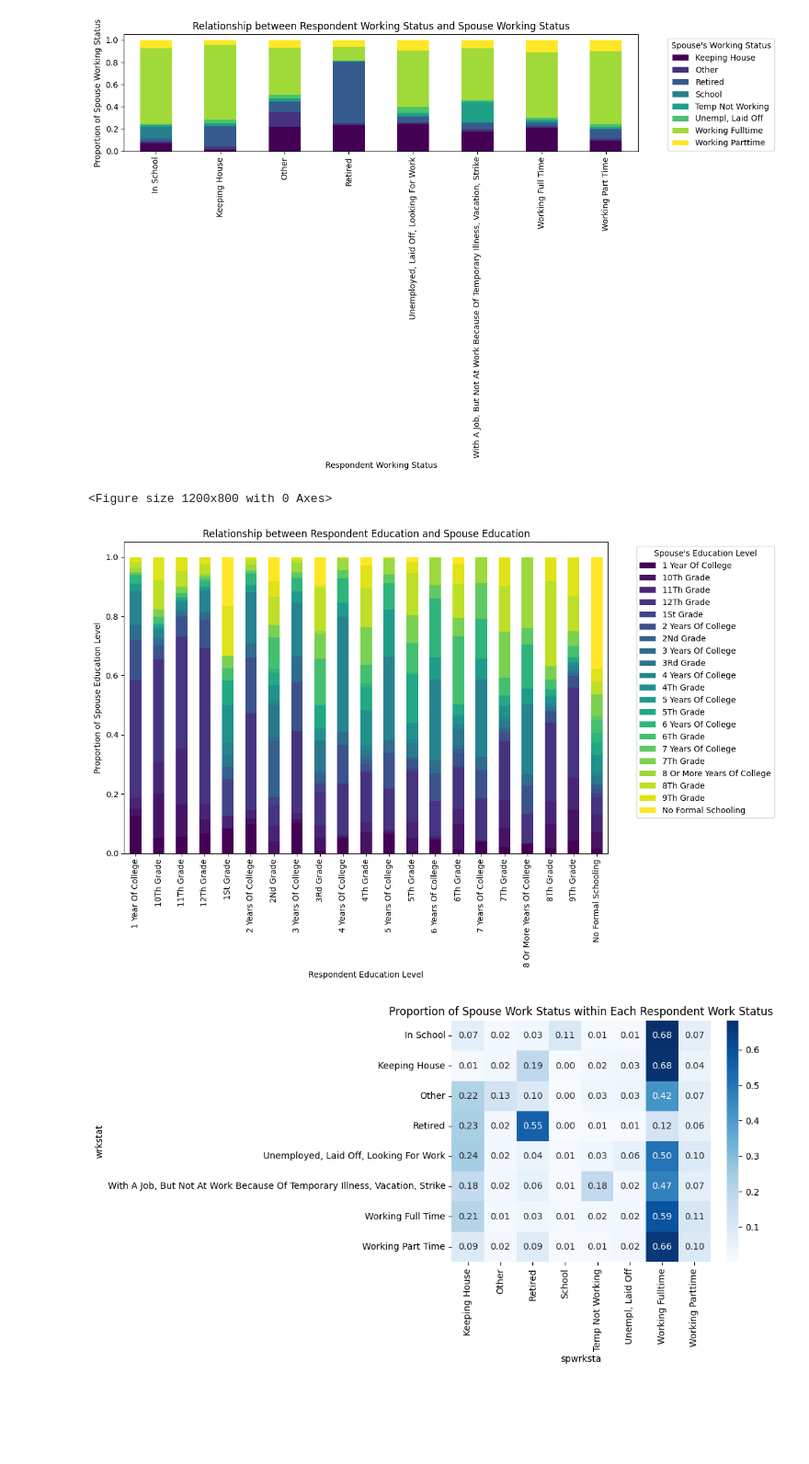
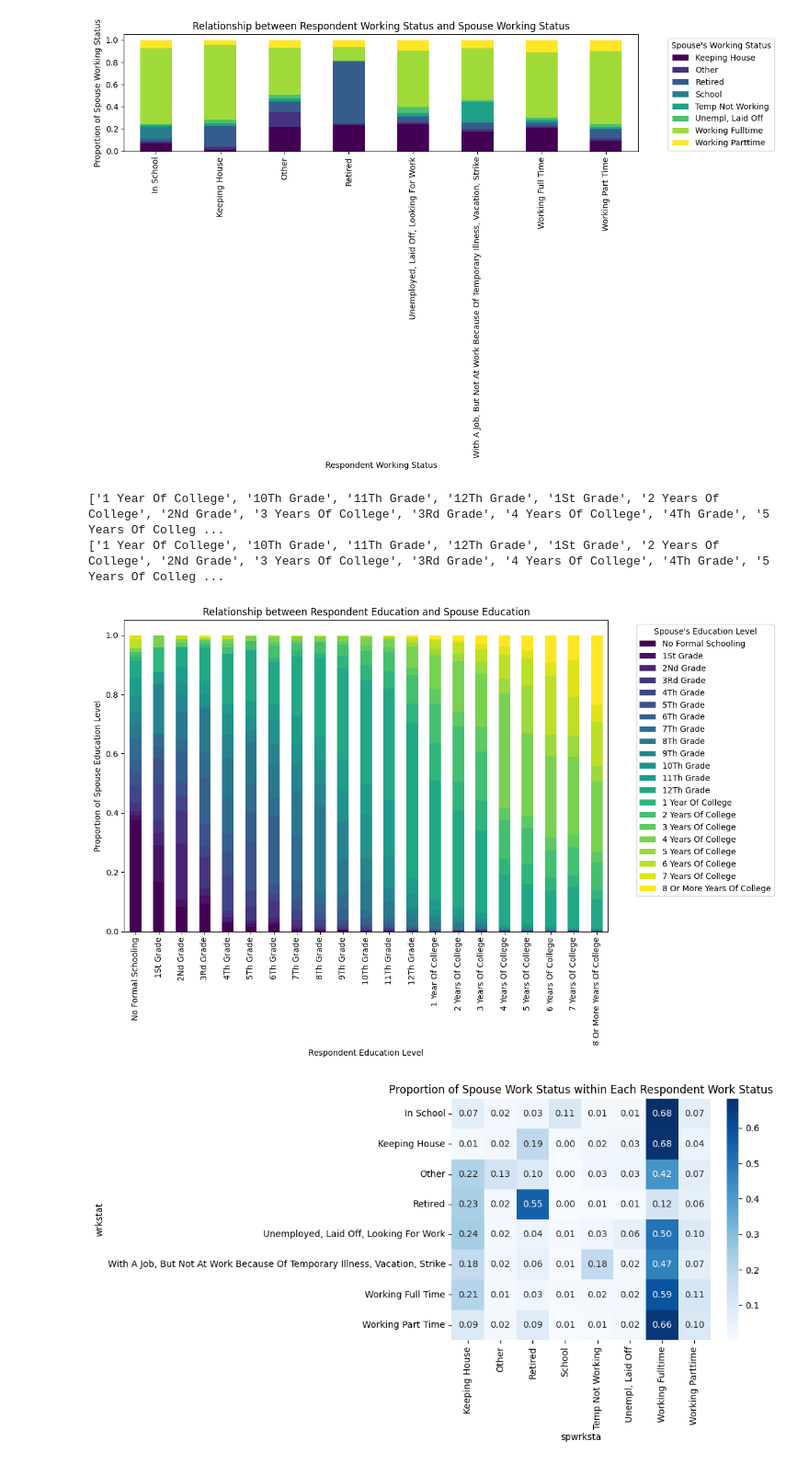
Before and after one commit to meherkalsi13-png/lab_eda, a Jupyter notebook: lab_notebook.ipynb, the cells around one changed output. Shown: that part at 92% size. Drawn from its saved outputs; the diff is of its cells as text; code cells hidden in the pictures; blank space fills up the shorter version.

Commit message:
added analysis + cleaned up graphs

```diff
--- a/lab_notebook.ipynb
+++ b/lab_notebook.ipynb
@@ -324,28 +319,40 @@ plt.show()
 # %% [output]
 <Figure size 1200x800 with 0 Axes>
 [figure]
-# %%
-# Cross-tabulate 'educ' and 'speduc' to get counts of each combination
-educ_speduc_counts = pd.crosstab(gss['educ'], gss['speduc'])
-
-# Normalize the counts to get proportions for stacking
-# We normalize by the sum of each row to see the proportion of speduc within each educ level
-educ_speduc_props = educ_speduc_counts.div(educ_speduc_counts.sum(axis=1), axis=0)
-
-# Plot the stacked bar chart
-plt.figure(figsize=(12, 8))
-educ_speduc_props.plot(kind='bar', stacked=True, figsize=(12, 8), colormap='viridis')
-
-plt.title('Relationship between Respondent Education and Spouse Education')
-plt.xlabel('Respondent Education Level')
-plt.ylabel('Proportion of Spouse Education Level')
-plt.xticks(rotation=90)
-plt.legend(title="Spouse's Education Level", bbox_to_anchor=(1.05, 1), loc='upper left')
-plt.tight_layout()
-plt.show()
-# %% [output]
-<Figure size 1200x800 with 0 Axes>
-[figure, removed]
+# %%
+print(sorted(gss['educ'].dropna().unique()))
+print(sorted(gss['speduc'].dropna().unique()))
+# %% [output]
+['1 Year Of College', '10Th Grade', '11Th Grade', '12Th Grade', '1St Grade', '2 Years Of College', '2Nd Grade', '3 Years Of College', '3Rd Grade', '4 Years Of College', '4Th Grade', '5 Years Of Colleg ...
+['1 Year Of College', '10Th Grade', '11Th Grade', '12Th Grade', '1St Grade', '2 Years Of College', '2Nd Grade', '3 Years Of College', '3Rd Grade', '4 Years Of College', '4Th Grade', '5 Years Of Colleg ...
+# %%
+order = [
+    "No Formal Schooling",
+    "1St Grade","2Nd Grade","3Rd Grade","4Th Grade","5Th Grade","6Th Grade","7Th Grade","8Th Grade","9Th Grade",
+    "10Th Grade","11Th Grade","12Th Grade",
+    "1 Year Of College","2 Years Of College","3 Years Of College","4 Years Of College",
+    "5 Years Of College","6 Years Of College","7 Years Of College","8 Or More Years Of College"
+]
+
+present = set(gss['educ'].dropna().unique()) | set(gss['speduc'].dropna().unique())
+cats = [c for c in order if c in present]
+
+gss['educ'] = pd.Categorical(gss['educ'], categories=cats, ordered=True)
+gss['speduc'] = pd.Categorical(gss['speduc'], categories=cats, ordered=True)
+
+ct = pd.crosstab(gss['educ'], gss['speduc'])
+props = ct.div(ct.sum(axis=1), axis=0)
+
+ax = props.plot(kind='bar', stacked=True, figsize=(12,8), colormap='viridis')
+ax.set_title('Relationship between Respondent Education and Spouse Education')
+ax.set_xlabel('Respondent Education Level')
+ax.set_ylabel('Proportion of Spouse Education Level')
+plt.xticks(rotation=90)
+plt.legend(title="Spouse's Education Level", bbox_to_anchor=(1.05, 1), loc='upper left')
+plt.tight_layout()
+plt.show()
+# %% [output]
+[figure, added]
 # %%
 #row-normalized cross-tab (each row sums to 1)
 wrkstat_spwrksta_prop = pd.crosstab(gss['wrkstat'], gss['spwrksta'], normalize='index')
```
Also changed, not shown: parts of 4 cells of this notebook.
